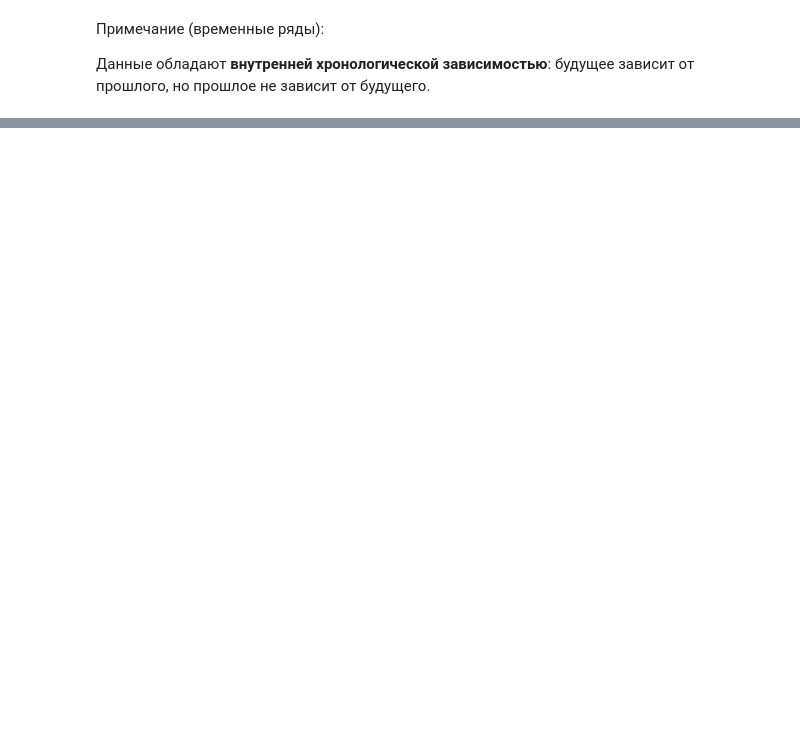
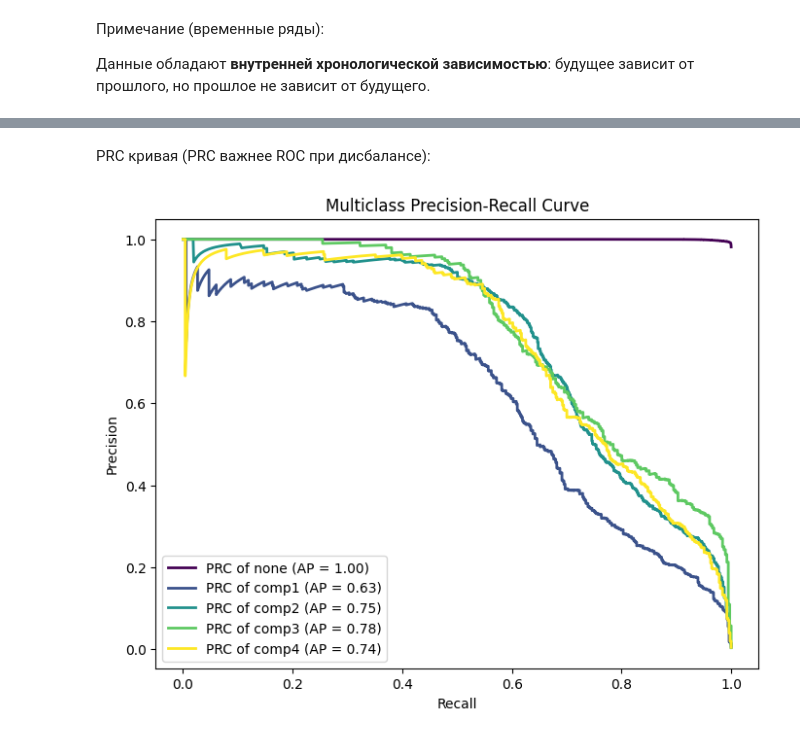
Before and after one commit to alekseevavlada/Hybrid-Predictive-Maintenance, a Jupyter notebook: Notebooks/Classification.ipynb, the cells around one changed output, grey strips where cells are left out. Drawn from its saved outputs; the diff is of its cells as text; code cells hidden in the pictures; blank space fills up the shorter version.

```diff
--- a/Notebooks/Classification.ipynb
+++ b/Notebooks/Classification.ipynb
@@ -427,0 +682,18 @@ KeyError: 'label'
+# %%
+class DLinear(nn.Module):
+    def __init__(self, input_size, n_classes=5, task="classification", dropout=0.3):
+        super().__init__()
+        self.task = task
+        self.dropout = nn.Dropout(dropout)
+
+        # Веса для seasonal и trend компонент
+        output_dim = 1 if task == "regression" else n_classes
+        self.linear_seasonal = nn.Linear(input_size, output_dim)
+        self.linear_trend = nn.Linear(input_size, output_dim)
+
+    def forward(self, x):
+        x = self.dropout(x)
+        seasonal = self.linear_seasonal(x)
+        trend = self.linear_trend(x)
+        out = seasonal + trend
+        return out.squeeze(-1) if self.task == "regression" else out
@@ -435,0 +1008,37 @@ y_score = model.predict_proba(X_val)[:, 1]
+# %% [markdown]
+PRC кривая (PRC важнее ROC при дисбалансе):
+# %%
+from sklearn.metrics import precision_recall_curve, average_precision_score
+
+# Преобразуем y_true в one-hot
+from sklearn.preprocessing import label_binarize
+y_true_bin = label_binarize(y_val_clf_t, classes=np.arange(n_classes))
+
+# Average Precision для каждого класса
+precision = dict()
+recall = dict()
+average_precision = dict()
+for i in range(n_classes):
+    precision[i], recall[i], _ = precision_recall_curve(y_true_bin[:, i], y_score[:, i])
+    average_precision[i] = average_precision_score(y_true_bin[:, i], y_score[:, i])
+
+# Усреднённая PRC
+precision["macro"], recall["macro"], _ = precision_recall_curve(
+    y_true_bin.ravel(), y_score.ravel()
+)
+average_precision["macro"] = average_precision_score(y_true_bin, y_score, average="macro")
+
+# График
+plt.figure(figsize=(8, 6))
+colors = plt.cm.viridis(np.linspace(0, 1, n_classes))
+for i, color in zip(range(n_classes), colors):
+    plt.plot(recall[i], precision[i], color=color, lw=2,
+             label=f'PRC of {target_names[i]} (AP = {average_precision[i]:.2f})')
+
+plt.xlabel('Recall')
+plt.ylabel('Precision')
+plt.title('Multiclass Precision-Recall Curve')
+plt.legend(loc="lower left")
+plt.show()
+# %% [output]
+[figure, added]
```
Also changed, not shown: parts of 81 cells of this notebook, 1 other file.
